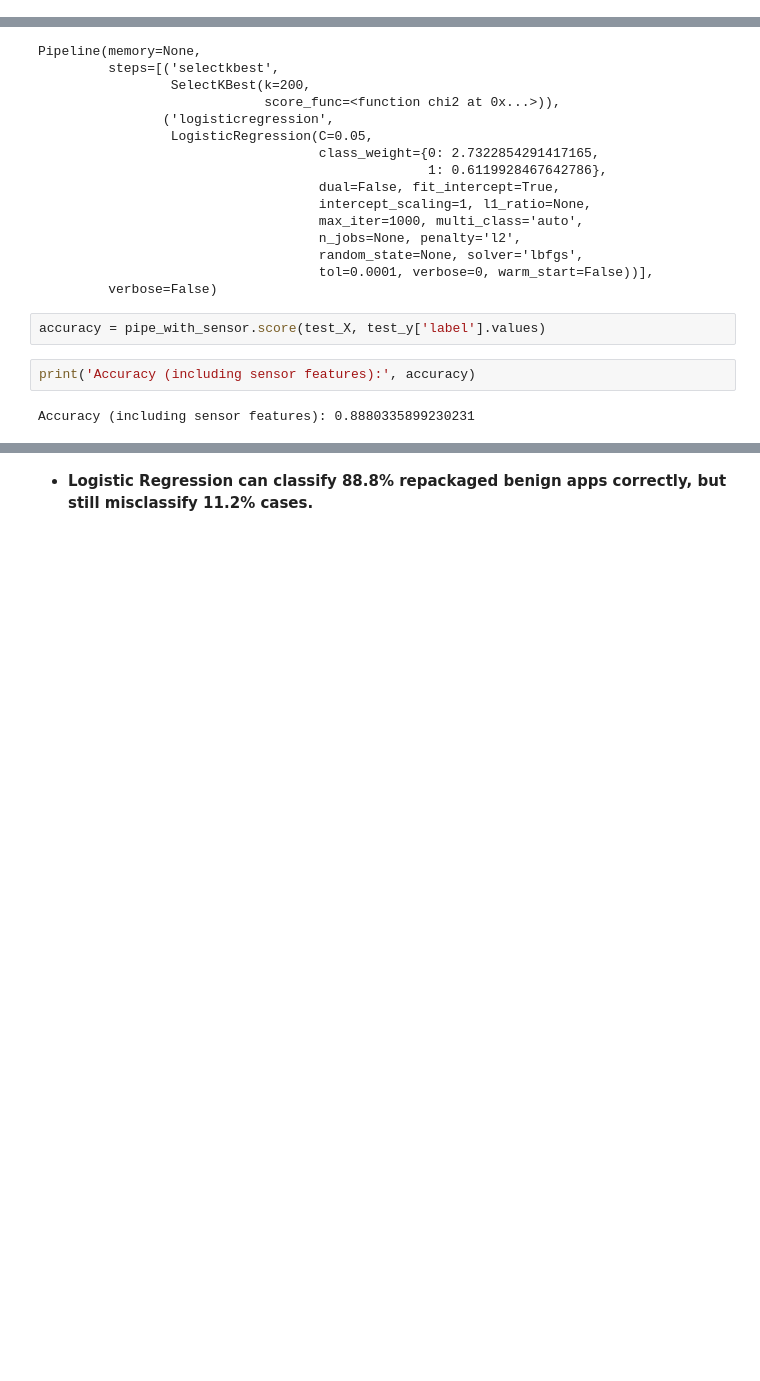
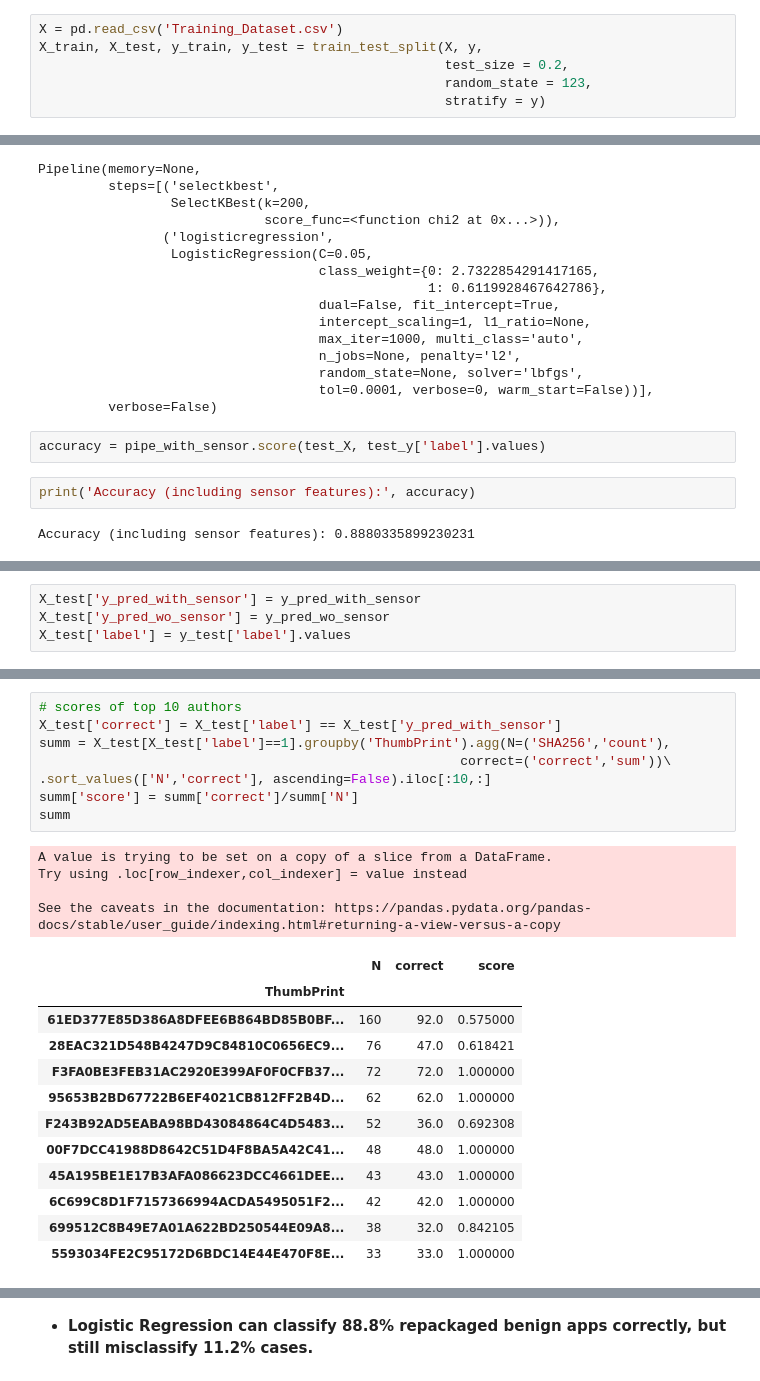
Before and after one commit to Programming-Systems-Lab/Capstone-2, a Jupyter notebook: Model Training/Logistic Regression.ipynb, the cells around one changed output, grey strips where cells are left out. Cells and saved outputs as stored; diff of their text form; blank space fills up the shorter version.

```diff
--- a/Model Training/Logistic Regression.ipynb
+++ b/Model Training/Logistic Regression.ipynb
@@ -331,0 +355,6 @@ Balanced Average Accuracy (not including sensor features): 0.7871731286309366
+# %%
+X = pd.read_csv('Training_Dataset.csv')
+X_train, X_test, y_train, y_test = train_test_split(X, y,
+                                                    test_size = 0.2,
+                                                    random_state = 123,
+                                                    stratify = y)
@@ -387,0 +535,4 @@ Accuracy (including sensor features): 0.8880335899230231
+# %%
+X_test['y_pred_with_sensor'] = y_pred_with_sensor
+X_test['y_pred_wo_sensor'] = y_pred_wo_sensor
+X_test['label'] = y_test['label'].values
@@ -387,0 +555,25 @@ Accuracy (including sensor features): 0.8880335899230231
+# %%
+# scores of top 10 authors
+X_test['correct'] = X_test['label'] == X_test['y_pred_with_sensor']
+summ = X_test[X_test['label']==1].groupby('ThumbPrint').agg(N=('SHA256','count'),
+                                                      correct=('correct','sum'))\
+.sort_values(['N','correct'], ascending=False).iloc[:10,:]
+summ['score'] = summ['correct']/summ['N']
+summ
+# %% [output]
+A value is trying to be set on a copy of a slice from a DataFrame.
+Try using .loc[row_indexer,col_indexer] = value instead
+
+See the caveats in the documentation: https://pandas.pydata.org/pandas-docs/stable/user_guide/indexing.html#returning-a-view-versus-a-copy
+|  | N | correct | score |
+| ThumbPrint |  |  |  |
+| 61ED377E85D386A8DFEE6B864BD85B0BF... | 160 | 92.0 | 0.575000 |
+| 28EAC321D548B4247D9C84810C0656EC9... | 76 | 47.0 | 0.618421 |
+| F3FA0BE3FEB31AC2920E399AF0F0CFB37... | 72 | 72.0 | 1.000000 |
+| 95653B2BD67722B6EF4021CB812FF2B4D... | 62 | 62.0 | 1.000000 |
+| F243B92AD5EABA98BD43084864C4D5483... | 52 | 36.0 | 0.692308 |
+| 00F7DCC41988D8642C51D4F8BA5A42C41... | 48 | 48.0 | 1.000000 |
+| 45A195BE1E17B3AFA086623DCC4661DEE... | 43 | 43.0 | 1.000000 |
+| 6C699C8D1F7157366994ACDA5495051F2... | 42 | 42.0 | 1.000000 |
+| 699512C8B49E7A01A622BD250544E09A8... | 38 | 32.0 | 0.842105 |
+| 5593034FE2C95172D6BDC14E44E470F8E... | 33 | 33.0 | 1.000000 |
```
Also changed, not shown: parts of 20 cells of this notebook.
